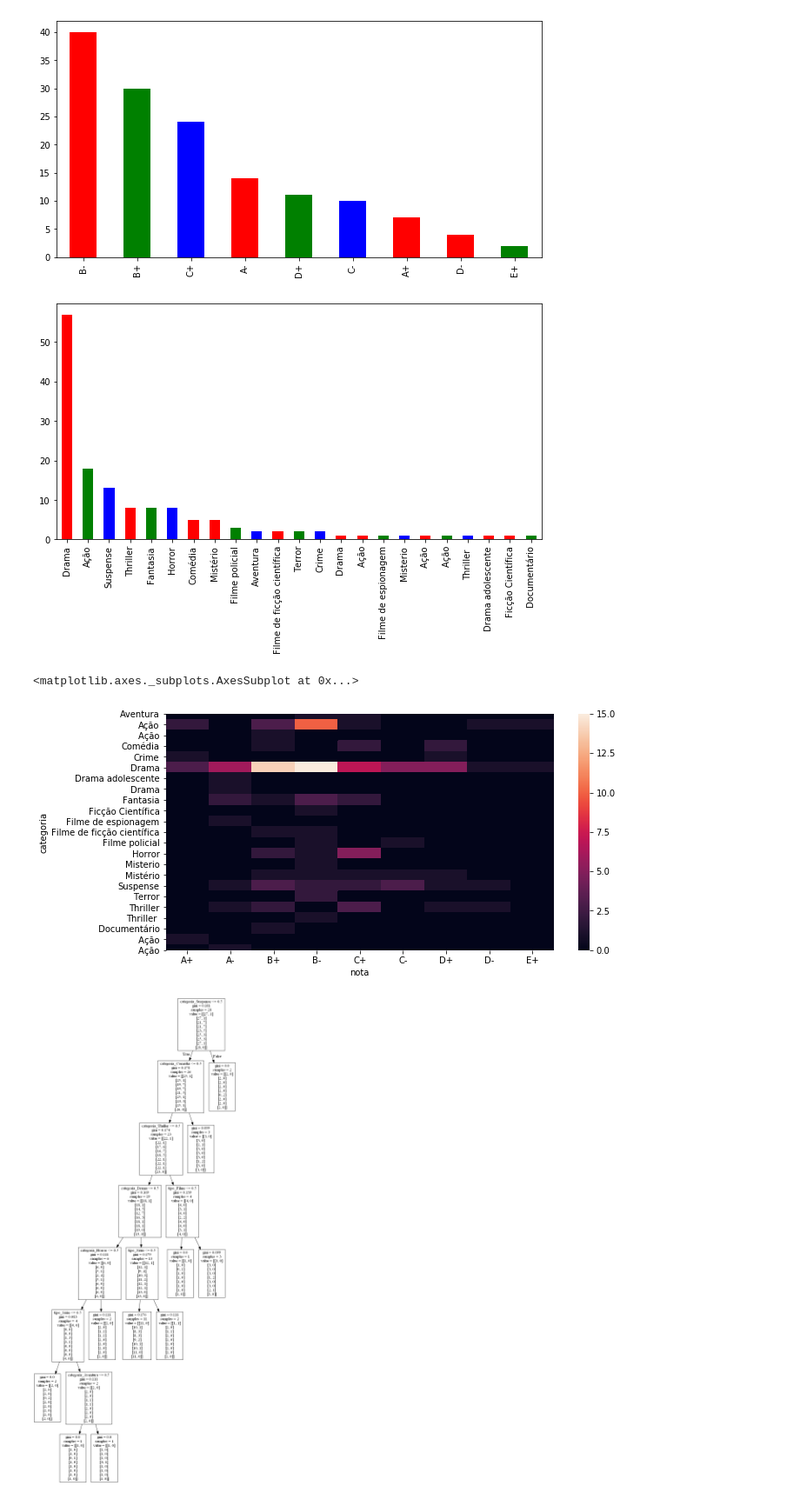
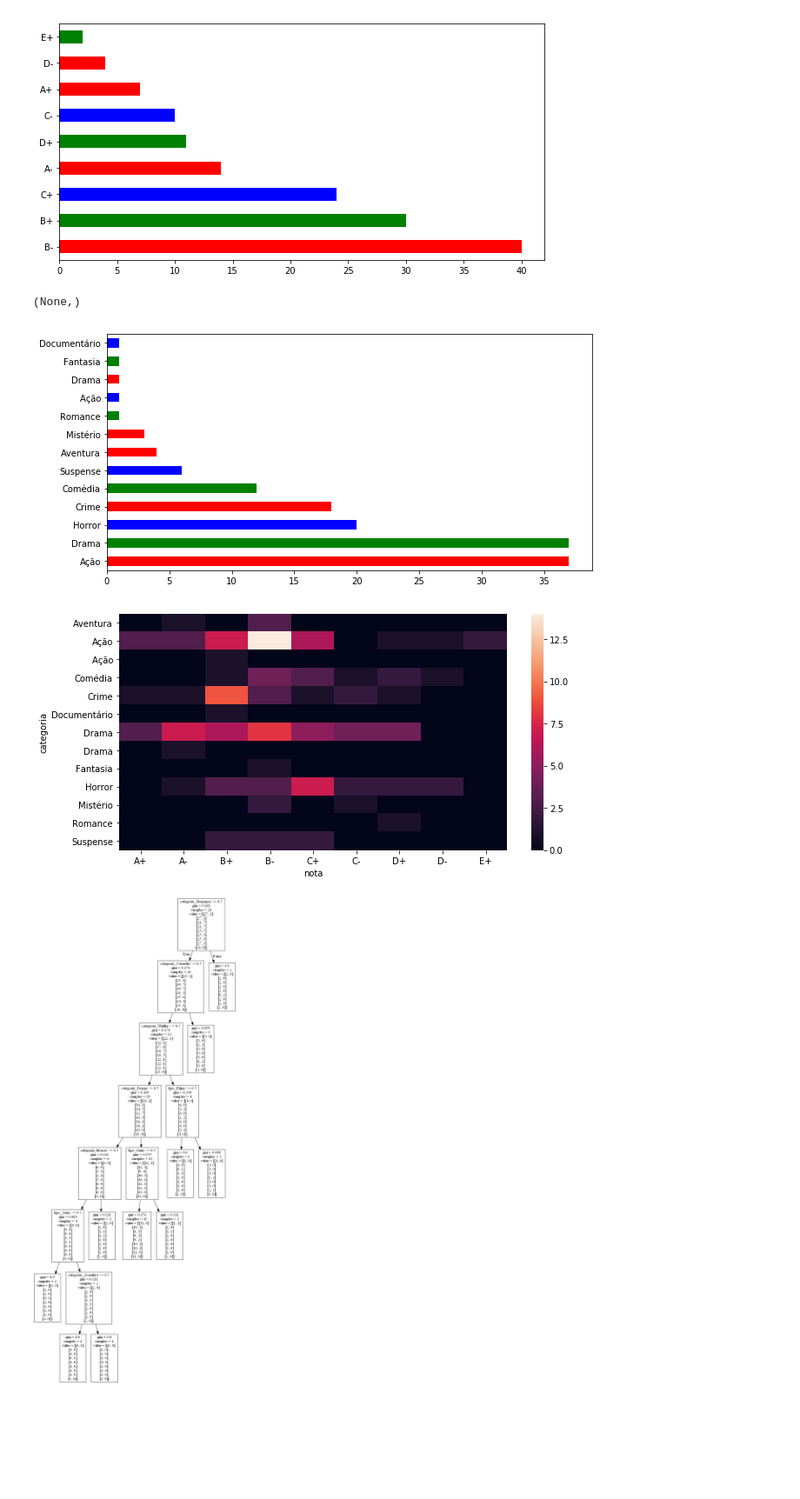
Before and after one commit to wallacez1/pca_6, a Jupyter notebook: note_pca/Pca.ipynb, the cells around one changed output. Shown: that part at 87% size. Saved outputs shown, nothing was run; the diff lists cells and outputs as text; code cells hidden in the pictures; blank space fills up the shorter version.

```diff
--- a/note_pca/Pca.ipynb
+++ b/note_pca/Pca.ipynb
@@ -19,5 +18,5 @@ import pydot
 # %%
 plt.rcParams['figure.figsize'] = (10.0, 5.0)
-filmes = pd.read_csv('data.csv', delimiter = ',')
+filmes = pd.read_csv('./data.csv', delimiter = ',')
 filmes.rename(columns={"Nome": "nome", "Classificação(Anderson)": "nota","Tipo": "tipo", "Categoria": "categoria"}, inplace=True)
-filmes.drop(['Orçamento', 'Diretor', 'nome'], axis=1, inplace=True)
+filmes
@@ -24,19 +42,25 @@ filmes.drop(['Orçamento', 'Diretor', 'nome'], axis=1, inplace=True)
 # %%
-filmes['nota'].value_counts().plot(kind='bar', color=['r', 'g', 'b', 'r', 'g', 'b', 'r'])
-plt.show()
+filmes['nota'].value_counts().plot(kind='barh', color=['r', 'g', 'b', 'r', 'g', 'b', 'r'])
+plt.savefig('nota.png')
+plt.show(),
 # %% [output]
-[figure, old version]
+[figure, new version]
+(None,)
 # %%
-filmes['categoria'].value_counts().plot(kind='bar', color=['r', 'g', 'b', 'r', 'g', 'b', 'r'])
+
+filmes['categoria'].value_counts().plot(kind='barh', color=['r', 'g', 'b', 'r', 'g', 'b', 'r'])
+plt.savefig('categoria.png')
 plt.show()
 # %% [output]
-[figure, old version]
+[figure, new version]
 # %%
 filmes.apply(lambda x: x.factorize()[0]).corr()
+
 sns.heatmap(pd.crosstab(filmes.categoria, filmes.nota))
+plt.savefig('correlation.png')
+plt.show()
 # %% [output]
-<matplotlib.axes._subplots.AxesSubplot at 0x...>
-[figure, old version]
+[figure, new version]
 # %%
 
 X = pd.get_dummies(filmes, prefix=['tipo', 'categoria'], columns=['tipo', 'categoria'])
```
Also changed, not shown: parts of 2 cells of this notebook, 8 other files.
